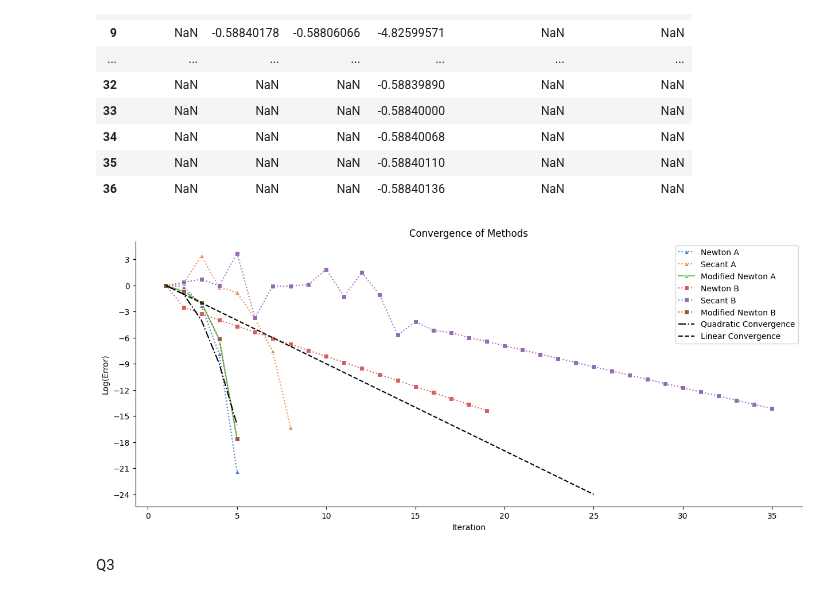
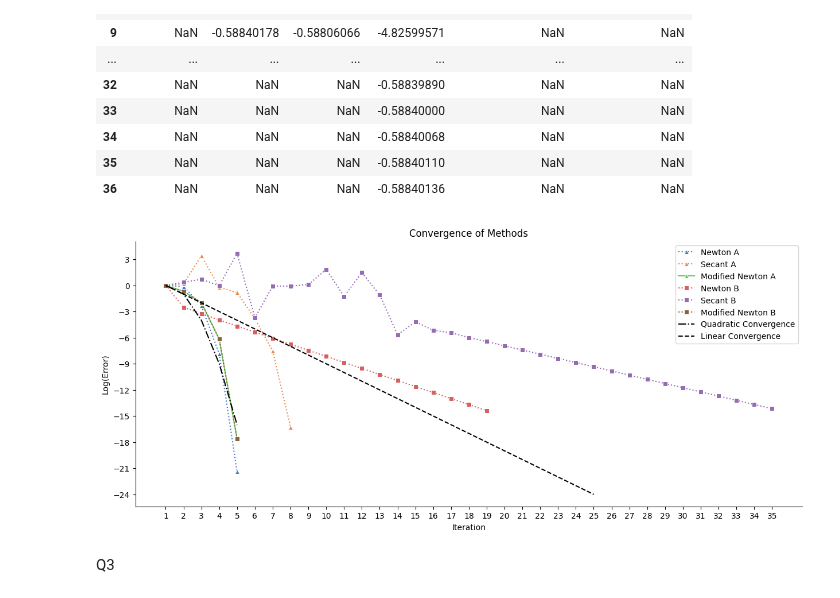
Before and after one commit to pesricha/DS288-Numerical-Methods, a Jupyter notebook: HW2/Homework-2.ipynb, the cells around one changed output. Saved outputs shown, nothing was run; the diff lists cells and outputs as text; code cells hidden in the pictures.

Commit message:
Updated Graphs with xticks and yticks

```diff
--- a/HW2/Homework-2.ipynb
+++ b/HW2/Homework-2.ipynb
@@ -155,34 +155,35 @@ plt.figure(figsize=(15, 6))
 colors = sns.color_palette("muted", 6)
 
 # Plot with triangles for A plots and squares for B plots, and dotted lines
 sns.lineplot(y=np.log(error_values_newton_a), x = range(1, len(error_values_newton_a)+1), color=colors[0], marker='^', linestyle=':', label='Newton A')
 sns.lineplot(y=np.log(error_values_secant_a), x = range(1, len(error_values_secant_a)+1), color=colors[1], marker='^', linestyle=':', label='Secant A')
 sns.lineplot(y=np.log(error_values_MN_a), x = range(1, len(error_values_MN_a)+1), color=colors[2], marker='^', linestyle='-', label='Modified Newton A')
 sns.lineplot(y=np.log(error_values_newton_b), x = range(1, len(error_values_newton_b)+1), color=colors[3], marker='s', linestyle=':', label='Newton B')
 sns.lineplot(y=np.log(error_values_secant_b),x = range(1, len(error_values_secant_b)+1), color=colors[4], marker='s', linestyle=':', label='Secant B')
 sns.lineplot(y=np.log(error_values_MN_b),x = range(1, len(error_values_MN_b)+1), color=colors[5], marker='s', linestyle=':', label='Modified Newton B')
 
 max_length = len(error_values_secant_b)
 iterations = np.arange(25)
 linear_convergence = -iterations  # Linear convergence line
 iterations = np.arange(5)
 quadratic_convergence = -iterations**2  # Quadratic convergence line
 
 plt.plot(range(1,6) ,quadratic_convergence, 'k-.', label='Quadratic Convergence')
 plt.plot(range(1,26), linear_convergence, 'k--', label='Linear Convergence')
 plt.xlabel('Iteration')
 plt.ylabel('Log(Error)')
 plt.title('Convergence of Methods')
 plt.yticks(np.arange(-24, 6, 3))
+plt.xticks(np.arange(1, 36, 1))
 plt.legend()
 
 plt.gca().spines['top'].set_visible(False)
 plt.gca().spines['right'].set_visible(False)
 
 
 plt.show()
 # %% [output]
-[figure, old version]
+[figure, new version]
 # %% [markdown]
 Q3
 # %%
```
Also changed, not shown: 1 other file.
